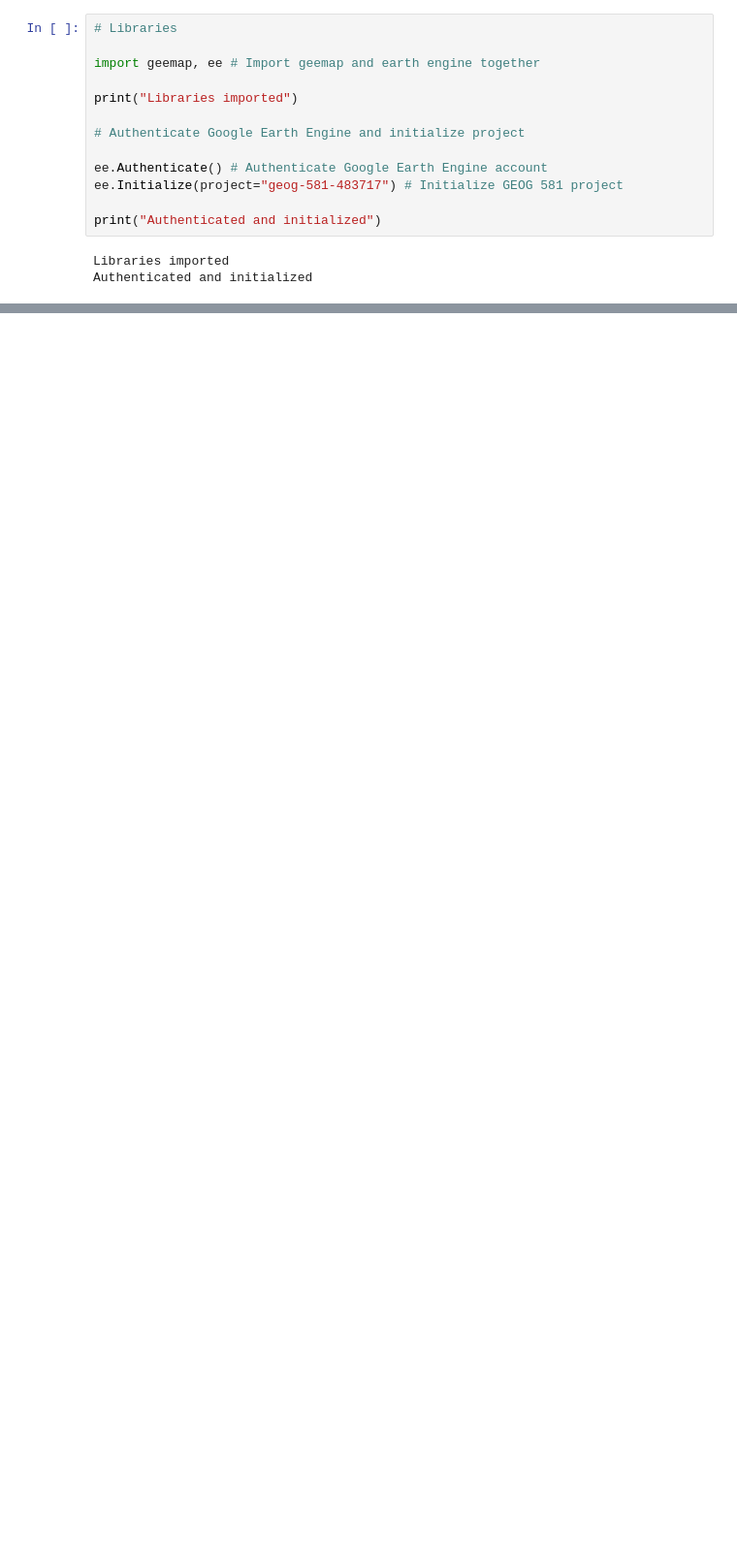
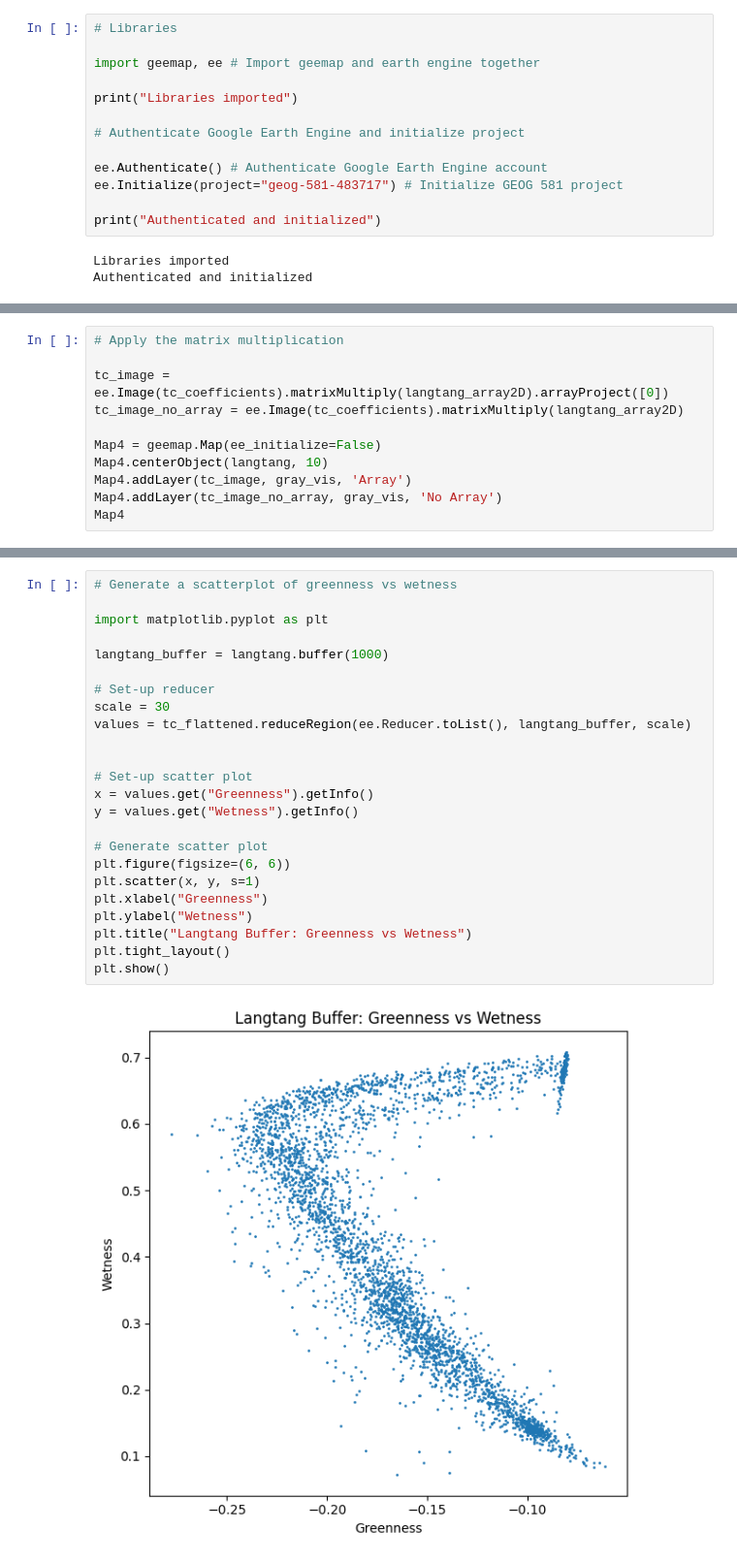
Before and after one commit to marcelrodriguezricc/geog581-gee-notebook, a Jupyter notebook: labs/lab_03/lab_03.ipynb, the cells around one changed output, grey strips where cells are left out. Shown at 97% size. Drawn from its saved outputs; the diff is of its cells as text; blank space fills up the shorter version.

```diff
--- a/labs/lab_03/lab_03.ipynb
+++ b/labs/lab_03/lab_03.ipynb
@@ -31,0 +157,11 @@ Cloud coverage value for langtang-landsat: 5
+# %%
+# Apply the matrix multiplication
+
+tc_image = ee.Image(tc_coefficients).matrixMultiply(langtang_array2D).arrayProject([0])
+tc_image_no_array = ee.Image(tc_coefficients).matrixMultiply(langtang_array2D)
+
+Map4 = geemap.Map(ee_initialize=False)
+Map4.centerObject(langtang, 10)
+Map4.addLayer(tc_image, gray_vis, 'Array')
+Map4.addLayer(tc_image_no_array, gray_vis, 'No Array')
+Map4
@@ -31,0 +215,26 @@ Cloud coverage value for langtang-landsat: 5
+# %%
+# Generate a scatterplot of greenness vs wetness
+
+import matplotlib.pyplot as plt
+
+langtang_buffer = langtang.buffer(1000)
+
+# Set-up reducer
+scale = 30
+values = tc_flattened.reduceRegion(ee.Reducer.toList(), langtang_buffer, scale)
+
+
+# Set-up scatter plot
+x = values.get("Greenness").getInfo()
+y = values.get("Wetness").getInfo()
+
+# Generate scatter plot
+plt.figure(figsize=(6, 6))
+plt.scatter(x, y, s=1)
+plt.xlabel("Greenness")
+plt.ylabel("Wetness")
+plt.title("Langtang Buffer: Greenness vs Wetness")
+plt.tight_layout()
+plt.show()
+# %% [output]
+[figure, added]
```
Also changed, not shown: parts of 12 cells of this notebook, 4 other files.
